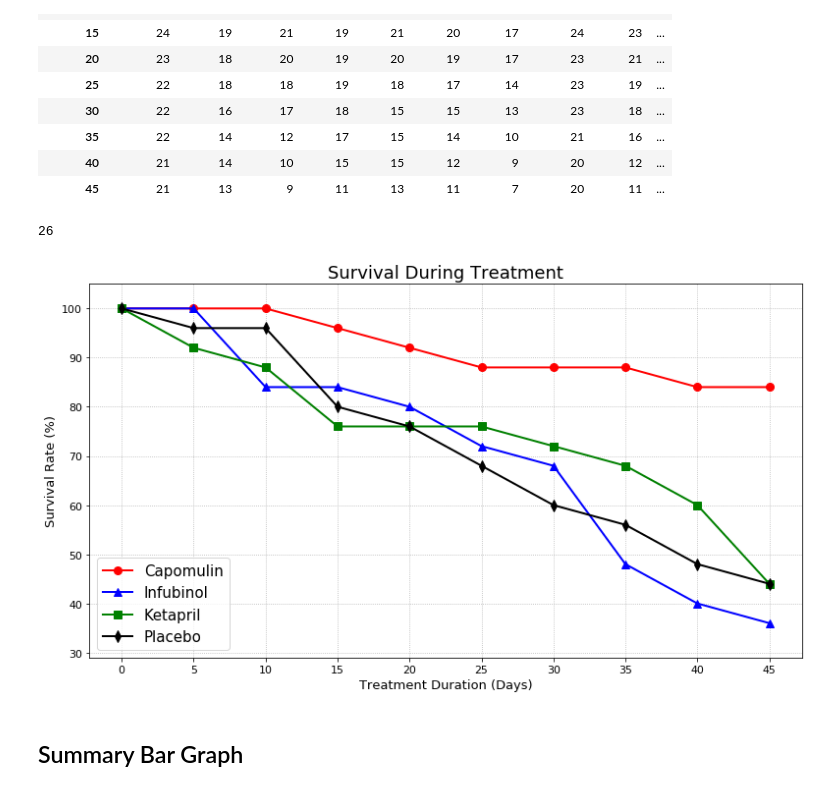
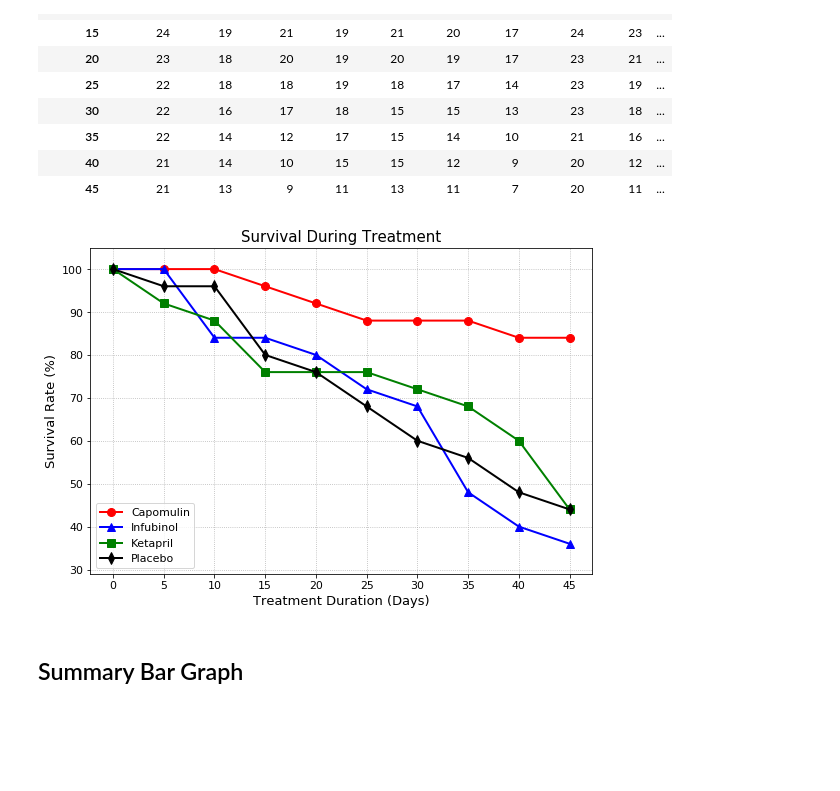
Before and after one commit to Lorsmo/Pymaceuticals, a Jupyter notebook: Pymaceuticals/pymaceuticals_starter.ipynb, the cells around one changed output. Drawn from its saved outputs; the diff is of its cells as text; code cells hidden in the pictures; blank space fills up the shorter version.

```diff
--- a/Pymaceuticals/pymaceuticals_starter.ipynb
+++ b/Pymaceuticals/pymaceuticals_starter.ipynb
@@ -185,13 +189,12 @@ sem_metastatic_pv.head()
 | 20 | 0.161621 | 0.241034 | 0.234801 | 0.236680 | 0.181731 | 0.234064 | 0.171499 | 0.119430 | 0.200905 | ... |
 # %%
 # Generate the Plot (with Error Bars)
-plt.figure(figsize = (13,7))
+plt.figure(figsize = (9,6))
 
-plt.xticks(np.arange(0, mean_tumor_pv.index.max()+1, 5), fontsize='11')
+# Set x axis, x and y axes limits and tick locations
+plt.xticks(np.arange(0, mean_metastatic_pv.index.max()+1, 5), fontsize='11')
 plt.yticks(fontsize='11')
-drugs = ["Capomulin", "Infubinol", "Ketapril", "Placebo"]
-colors = ["red", "blue", "green", "black"]
-markers = ["o", "^", "s", "d"]
+plt.ylim(-0.2,3.8)
 
 count_drug = 0
 for drug in drugs:
@@ -200,20 +203,16 @@ for drug in drugs:
                  linewidth = 1, markersize=4, capsize=3, elinewidth=0.7)
     count_drug +=1
 
-# Create labels for the X and Y axis
-plt.title("Metastatic Spread During Treatment", fontsize='18')
+# Create title, legend and labels for the X and Y axis
+plt.title("Metastatic Spread During Treatment", fontsize='15')
 plt.xlabel("Treatment Duration (Days)", fontsize='13')
 plt.ylabel("Metastatic Sites", fontsize='13')
-plt.legend(labels=drugs, loc="best", fontsize='15')
-
-# Set the limits for the X and Y axes
-plt.ylim(-0.2,3.8)
+plt.legend(labels=drugs, loc="best", fontsize='11')
 
 # Set a grid on the plot
 plt.grid(linestyle='dotted')
-# Save the Figure
+
+# Save and display the chart
 plt.savefig("Charts/metastatic_spread_during_treatment.png")
-
-# Show the Figure
 plt.show()
 # %% [output]
@@ -254,41 +253,36 @@ count_mice_pv
 | 35 | 22 | 14 | 12 | 17 | 15 | 14 | 10 | 21 | 16 | ... |
 | 40 | 21 | 14 | 10 | 15 | 15 | 12 | 9 | 20 | 12 | ... |
 | 45 | 21 | 13 | 9 | 11 | 13 | 11 | 7 | 20 | 11 | ... |
-# %%
-count_mice_pv[drug][0]
-# %% [output]
-26
 # %%
 # Generate the Plot (Accounting for percentages)
-plt.figure(figsize = (13,7))
+plt.figure(figsize = (9,6))
 
+# Set x axis, x and y axes limits and tick locations
 plt.xticks(np.arange(count_mice_df.index[0], count_mice_df.index.max()+1, 5), fontsize='11')
 plt.yticks(fontsize='11')
+plt.ylim(29,105)
+
 count_drug = 0
 for drug in drugs:
     count_mice = count_mice_pv[drug]/count_mice_pv[drug][0]*100
     plt.plot(days, count_mice, color=colors[count_drug], marker=markers[count_drug],
                  linewidth = 2, markersize=8)
     count_drug +=1
 
 # Create labels for the X and Y axis
-plt.title("Survival During Treatment", fontsize='18')
+plt.title("Survival During Treatment", fontsize='15')
 plt.xlabel("Treatment Duration (Days)", fontsize='13')
 plt.ylabel("Survival Rate (%)", fontsize='13')
-plt.legend(labels=drugs, loc="best", fontsize='15')
-
-# Set the limits for the X and Y axes
-plt.ylim(29,105)
+plt.legend(labels=drugs, loc=3, fontsize='11')
 
 # Set a grid on the plot
 plt.grid(linestyle='dotted')
-# Save the Figure
+
+# Save and display the chart
 plt.savefig("Charts/survival_during_treatment.png")
-
-# Show the Figure
 plt.show()
 # %% [output]
-[figure, old version]
+[figure, new version]
 # %% [markdown]
 ## Summary Bar Graph
 # %%
```
Also changed, not shown: parts of 6 cells of this notebook, 4 other files.
